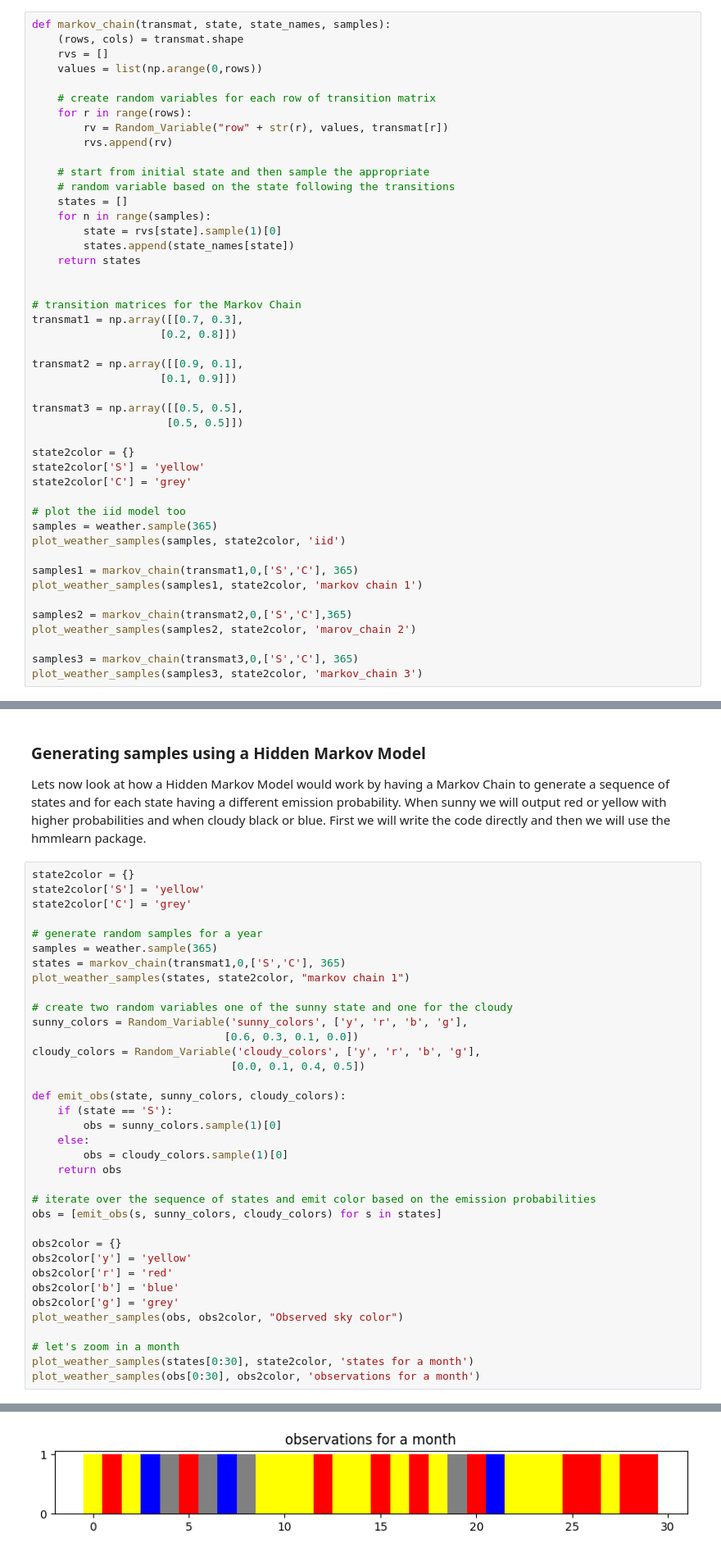
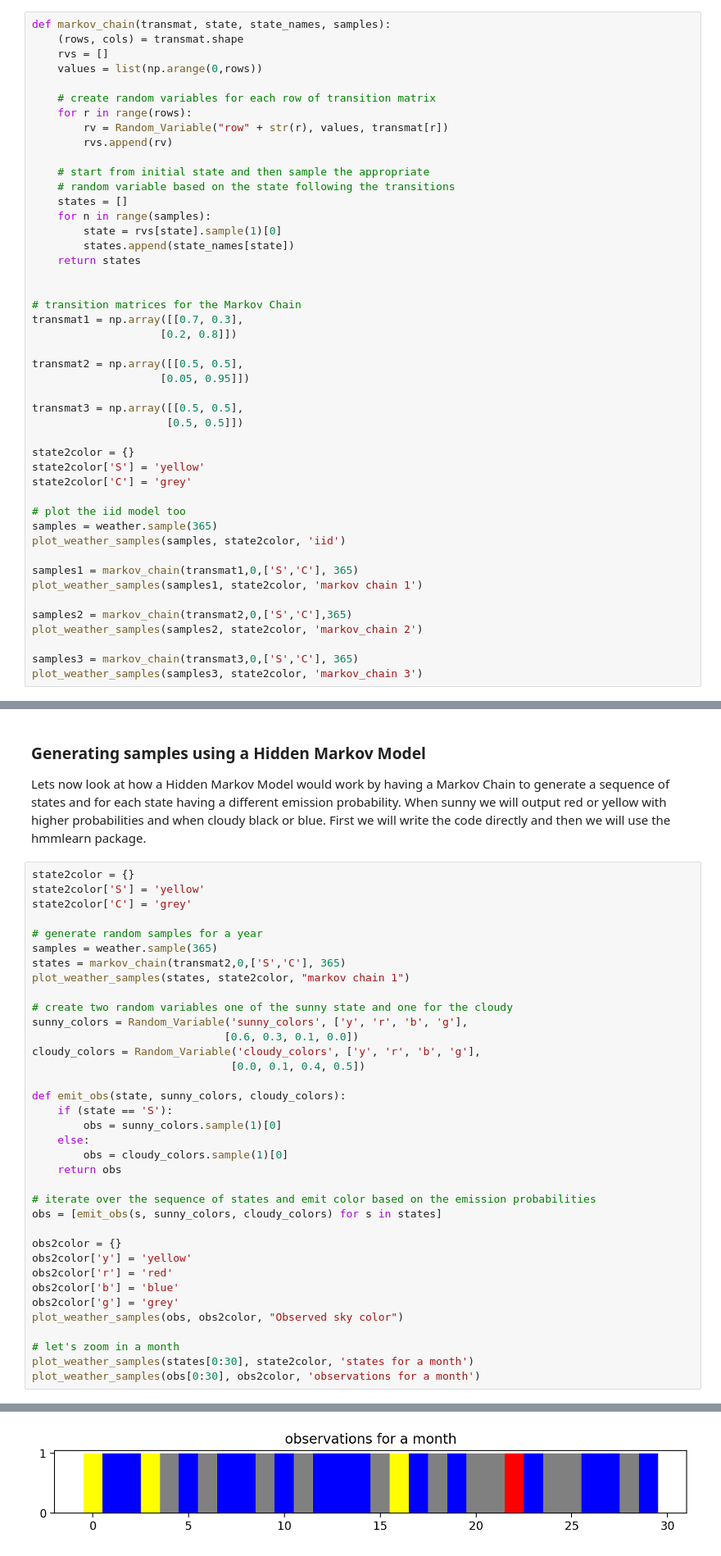
Before and after one commit to gtzan/mir_book, a Jupyter notebook: old_notebooks/Markov Chains and Hidden Markov Models.ipynb, the cells around one changed output, grey strips where cells are left out. Shown at 82% size. Drawn from its saved outputs; the diff is of its cells as text.

```diff
--- a/old_notebooks/Markov Chains and Hidden Markov Models.ipynb
+++ b/old_notebooks/Markov Chains and Hidden Markov Models.ipynb
@@ -120,8 +120,8 @@ def markov_chain(transmat, state, state_names, samples):
 transmat1 = np.array([[0.7, 0.3],
                     [0.2, 0.8]])
 
-transmat2 = np.array([[0.9, 0.1],
-                    [0.1, 0.9]])
+transmat2 = np.array([[0.5, 0.5],
+                    [0.05, 0.95]])
 
 transmat3 = np.array([[0.5, 0.5],
                      [0.5, 0.5]])
@@ -138,7 +138,7 @@ samples1 = markov_chain(transmat1,0,['S','C'], 365)
 plot_weather_samples(samples1, state2color, 'markov chain 1')
 
 samples2 = markov_chain(transmat2,0,['S','C'],365)
-plot_weather_samples(samples2, state2color, 'marov_chain 2')
+plot_weather_samples(samples2, state2color, 'markov_chain 2')
 
 samples3 = markov_chain(transmat3,0,['S','C'], 365)
 plot_weather_samples(samples3, state2color, 'markov_chain 3')
@@ -162,7 +162,7 @@ state2color['C'] = 'grey'
 
 # generate random samples for a year
 samples = weather.sample(365)
-states = markov_chain(transmat1,0,['S','C'], 365)
+states = markov_chain(transmat2,0,['S','C'], 365)
 plot_weather_samples(states, state2color, "markov chain 1")
 
 # create two random variables one of the sunny state and one for the cloudy
@@ -198,2 +198,2 @@ plot_weather_samples(obs[0:30], obs2color, 'observations for a month')
-[figure, old version]
+[figure, new version]
 # %% [markdown]
```
Also changed, not shown: parts of 14 cells of this notebook.
